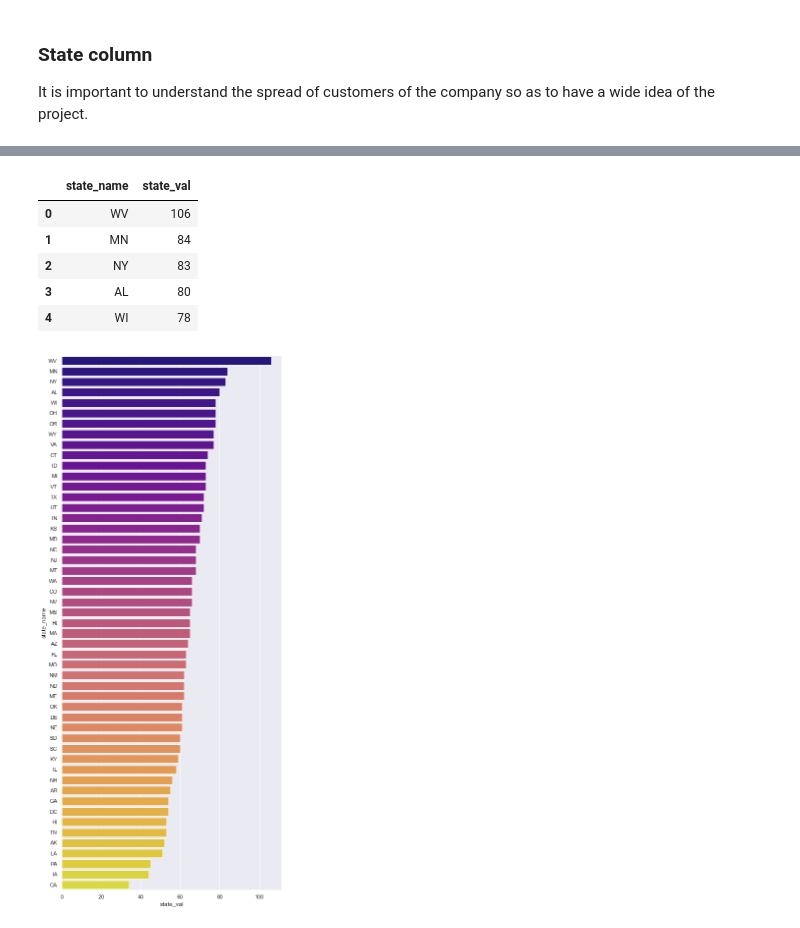
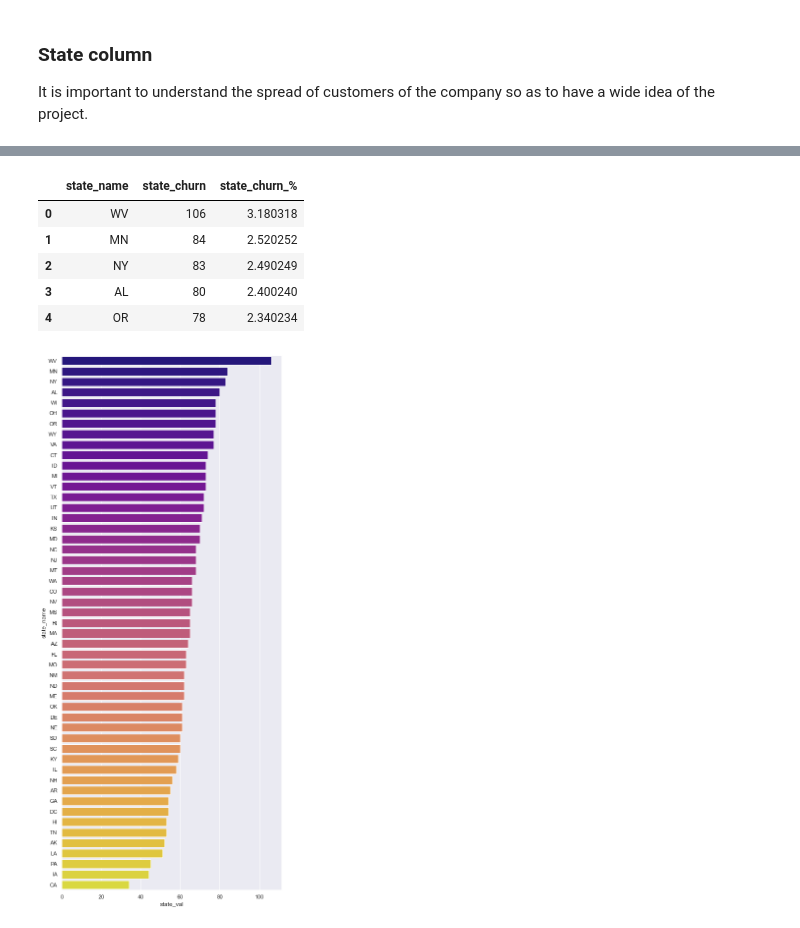
Before and after one commit to Leon380/Phase3_Project, a Jupyter notebook: notebook.ipynb, the cells around one changed output, grey strips where cells are left out. Drawn from its saved outputs; the diff is of its cells as text; code cells hidden in the pictures.

```diff
--- a/notebook.ipynb
+++ b/notebook.ipynb
@@ -241,19 +241,19 @@ SyriaTel customers are spread in 51 states
 # %%
 states = dict(df.state.value_counts())
 state_name = list(dict(dict(states)).keys())
-state_val = list(dict(dict(states)).values())
+state_churn = list(dict(dict(states)).values())
+state_churn_percnt = (state_churn/sum(state_churn)) * 100
 state_df = pd.DataFrame({'state_name': state_name,
-                              'state_val': state_val,
-                                })
-
+                        'state_churn': state_churn,
+                        'state_churn_%': state_churn_percnt})
 state_df.head()
 # %% [output]
-|  | state_name | state_val |
-| 0 | WV | 106 |
-| 1 | MN | 84 |
-| 2 | NY | 83 |
-| 3 | AL | 80 |
-| 4 | WI | 78 |
+|  | state_name | state_churn | state_churn_% |
+| 0 | WV | 106 | 3.180318 |
+| 1 | MN | 84 | 2.520252 |
+| 2 | NY | 83 | 2.490249 |
+| 3 | AL | 80 | 2.400240 |
+| 4 | OR | 78 | 2.340234 |
 # %%
 sns.set(style="darkgrid")
 plt.figure(figsize=(8,20))
```
Also changed, not shown: parts of 4 cells of this notebook.
